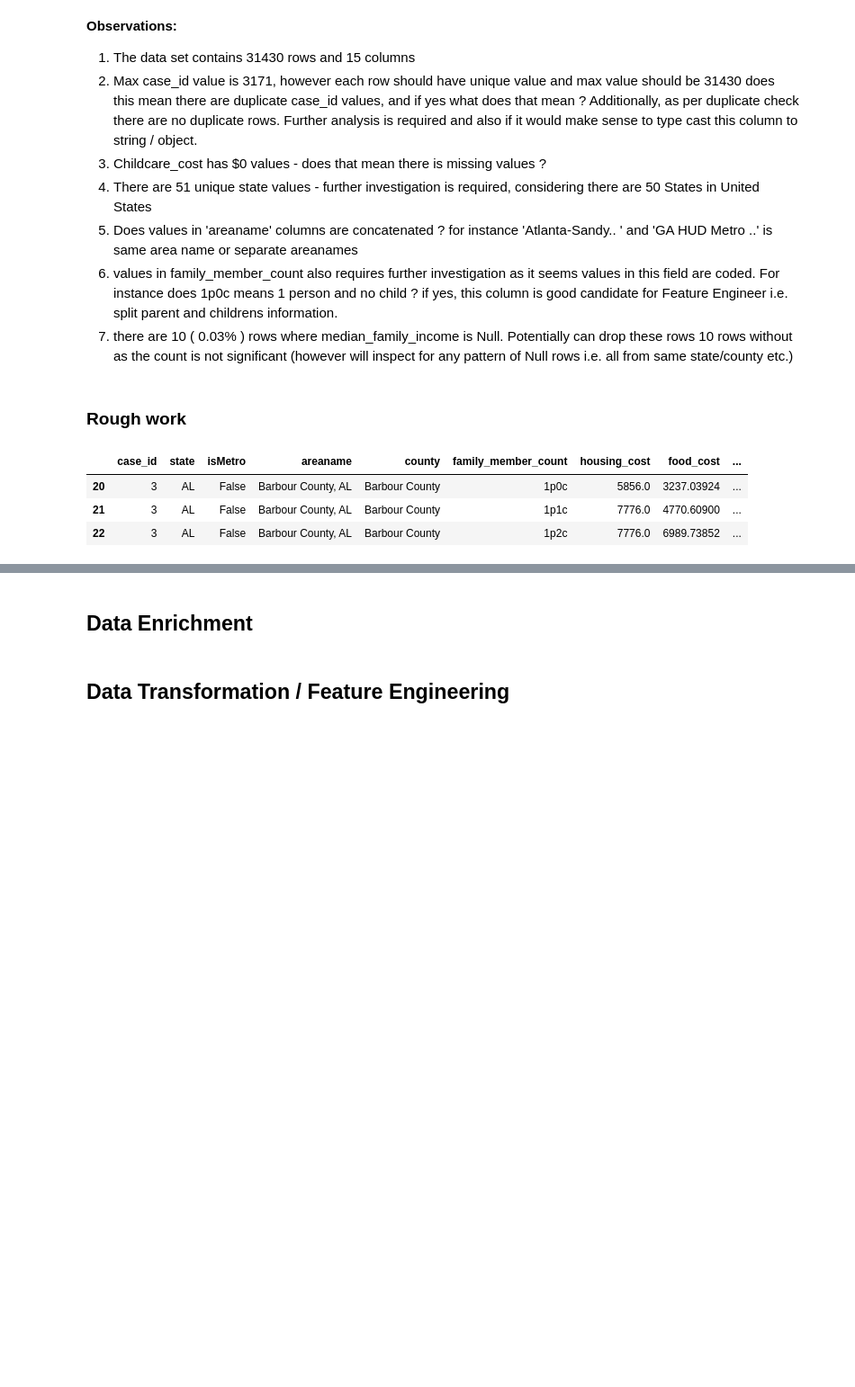
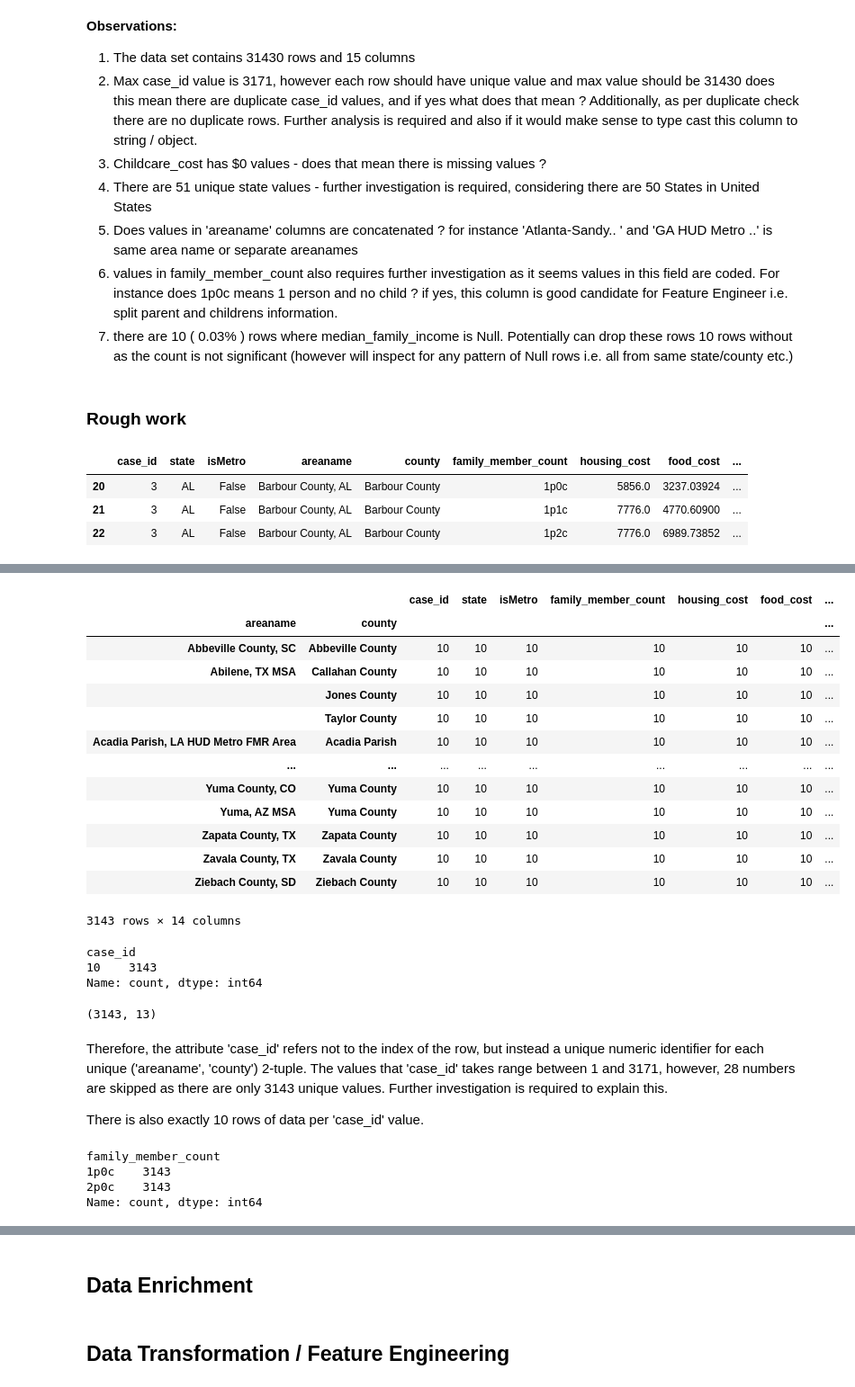
Before and after one commit to miguelmog10/data-science-group17, a Jupyter notebook: notebook/FoundationsDataScience_Winter2025_Group17.ipynb, the cells around one changed output, grey strips where cells are left out. Shown at 90% size. Drawn from its saved outputs; the diff is of its cells as text; code cells hidden in the pictures; blank space fills up the shorter version.

```diff
--- a/notebook/FoundationsDataScience_Winter2025_Group17.ipynb
+++ b/notebook/FoundationsDataScience_Winter2025_Group17.ipynb
@@ -141,0 +171,60 @@ df_state_list = df.groupby(['state','state_name'])['state'].count() ## can't vie
+# %%
+# Well that's not a random subset - it's far too clustered.
+
+# Speculation - case_id could be some univerally agreed upon numbering system for identifying locations with numbers, and we happen to not have any data for those missing 28 locations.
+# Alternatively, we could be missing data - the url of the kaggle dataset does specify 3171 counties, even though the current name is only 1877 counties.
+    # It's possible that the initial version had more data, but perhaps was missing data or had null values.
+    # later versions had cleaning performed which resulted dropping rows and now we have no data for those 28 areanames.
+    # On the other hand, the maximum value of case_id is 3171, so maybe this was simply a typo when the dataset was initially posted.
+
+# Moving on, how many 2-tuples of (areaname,county) are there?
+
+df.groupby(['areaname', 'county']).count()
+# %% [output]
+|  |  | case_id | state | isMetro | family_member_count | housing_cost | food_cost | ... |
+| areaname | county |  |  |  |  |  |  | ... |
+| Abbeville County, SC | Abbeville County | 10 | 10 | 10 | 10 | 10 | 10 | ... |
+| Abilene, TX MSA | Callahan County | 10 | 10 | 10 | 10 | 10 | 10 | ... |
+|  | Jones County | 10 | 10 | 10 | 10 | 10 | 10 | ... |
+|  | Taylor County | 10 | 10 | 10 | 10 | 10 | 10 | ... |
+| Acadia Parish, LA HUD Metro FMR Area | Acadia Parish | 10 | 10 | 10 | 10 | 10 | 10 | ... |
+| ... | ... | ... | ... | ... | ... | ... | ... | ... |
+| Yuma County, CO | Yuma County | 10 | 10 | 10 | 10 | 10 | 10 | ... |
+| Yuma, AZ MSA | Yuma County | 10 | 10 | 10 | 10 | 10 | 10 | ... |
+| Zapata County, TX | Zapata County | 10 | 10 | 10 | 10 | 10 | 10 | ... |
+| Zavala County, TX | Zavala County | 10 | 10 | 10 | 10 | 10 | 10 | ... |
+| Ziebach County, SD | Ziebach County | 10 | 10 | 10 | 10 | 10 | 10 | ... |
+3143 rows × 14 columns
+# %%
+# Since there are 3143 rows of the above grouped dataframe, there are in fact 3143 different 2-tuples of (areaname, county).
+# This is precisely the number of different case_id's, so we just need to check that they perfectly overlap.
+
+# But first, why are they all 10?
+
+df.groupby(['areaname', 'county']).count()['case_id'].value_counts()
+# %% [output]
+case_id
+10    3143
+Name: count, dtype: int64
+# %%
+# I guess we have exactly 10 rows per case_id.
+
+# Anyway, if we group by case_id, areaname, and county and end up with exactly 3143 rows again, then that's this mystery solved.
+df.groupby(['case_id', 'areaname', 'county']).count().shape
+# %% [output]
+(3143, 13)
+# %% [markdown]
+Therefore, the attribute 'case_id' refers not to the index of the row, but instead a unique numeric identifier for each unique ('areaname', 'county') 2-tuple. The values that 'case_id' takes range between 1 and 3171, however, 28 numbers are skipped as there are only 3143 unique values. Further investigation is required to explain this.
+
+There is also exactly 10 rows of data per 'case_id' value.
+# %%
+# childcare cost is sometimes 0 - is this a problem? are there missing values?
+# if there aren't any children in the household, then it would make sense that the childcare costs are also 0.
+# if these are the only instances of 0 childcare costs, then there is no problem.
+
+df[df['childcare_cost'] == 0]['family_member_count'].value_counts()
+# %% [output]
+family_member_count
+1p0c    3143
+2p0c    3143
+Name: count, dtype: int64
```
Also changed, not shown: parts of 13 cells of this notebook.
